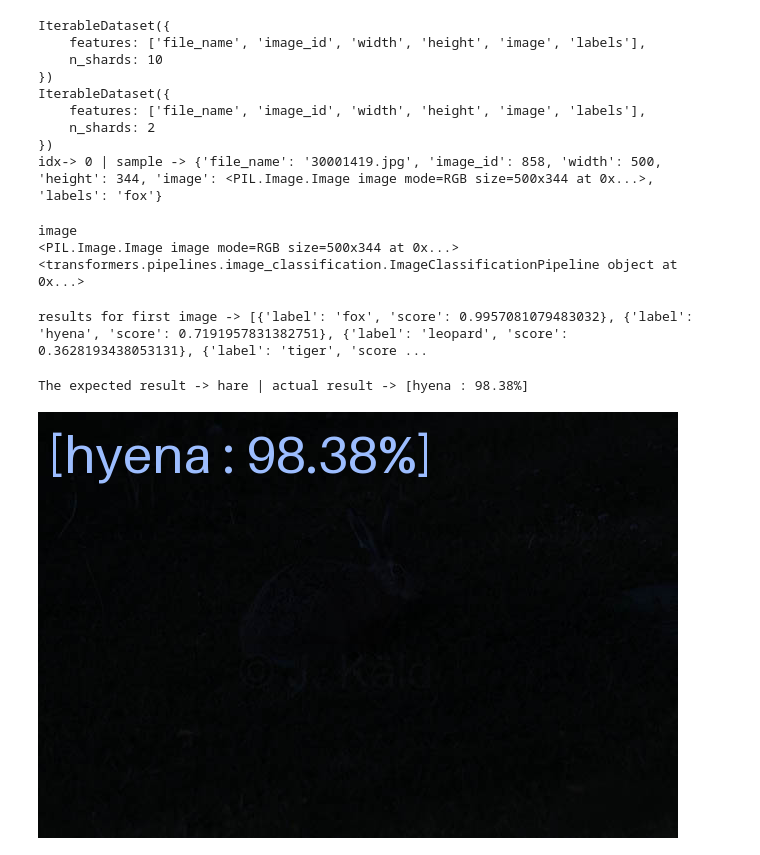
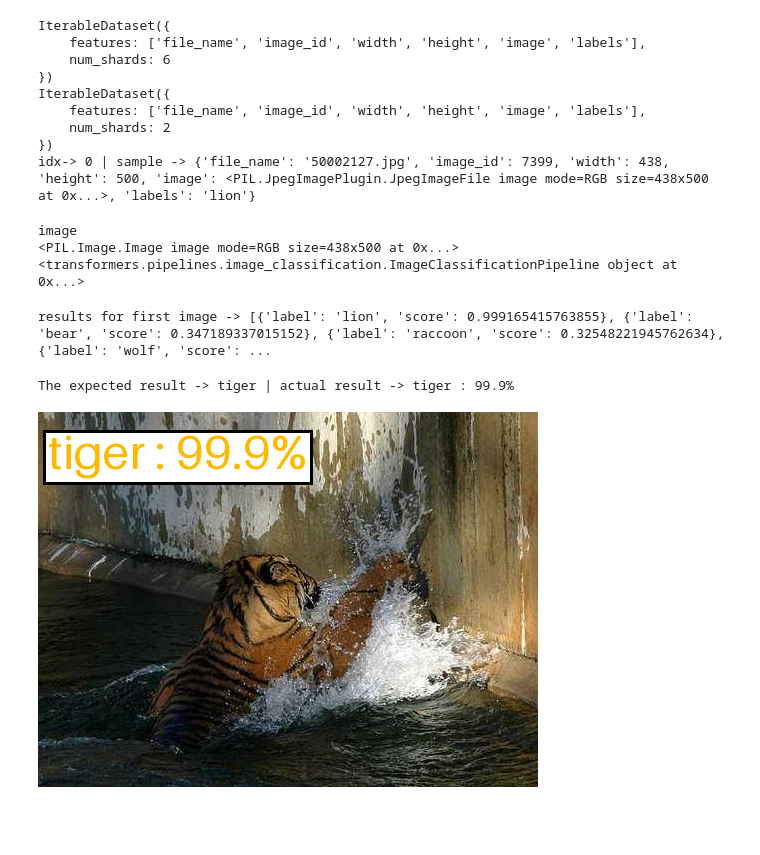
Before and after one commit to yin30lei/ECE-253-Project, a Jupyter notebook: glow_vit_visualize.ipynb, the cells around one changed output. Saved outputs shown, nothing was run; the diff lists cells and outputs as text; code cells hidden in the pictures; blank space fills up the shorter version.

Commit message:
updated sample visualize logic

```diff
--- a/glow_vit_visualize.ipynb
+++ b/glow_vit_visualize.ipynb
@@ -32,7 +26,7 @@ To enable the following instructions: AVX2 FMA, in other operations, rebuild Ten
 # ! streaming mode only gives IterableDataset (also takes some while to obtain photo)
 # ! no indexing, can only iterate via for loop
 yalu_ds_list = ["SeaSponge/wildme_dataset", "SeaSponge/wildme10_classify", "yin30lei/wildlife_very_dark"]
-yalu_ds = yalu_ds_list[2]
+yalu_ds = yalu_ds_list[1]
 wildlife_ds = load_dataset(yalu_ds, cache_dir=Path.cwd() / "yalu_dataset", streaming=True)
 
 
@@ -70,13 +64,13 @@ def get_record(dataset, index):
 # %% [output]
 IterableDataset({
     features: ['file_name', 'image_id', 'width', 'height', 'image', 'labels'],
-    n_shards: 10
+    num_shards: 6
 })
 IterableDataset({
     features: ['file_name', 'image_id', 'width', 'height', 'image', 'labels'],
-    n_shards: 2
+    num_shards: 2
 })
-idx-> 0 | sample -> {'file_name': '30001419.jpg', 'image_id': 858, 'width': 500, 'height': 344, 'image': <PIL.Image.Image image mode=RGB size=500x344 at 0x...>, 'labels': 'fox'}
+idx-> 0 | sample -> {'file_name': '50002127.jpg', 'image_id': 7399, 'width': 438, 'height': 500, 'image': <PIL.JpegImagePlugin.JpegImageFile image mode=RGB size=438x500 at 0x...>, 'labels': 'lion'}
 # %%
 # make the object detection pipeline
 device = "cuda" if torch.cuda.is_available else "cpu"
@@ -98,7 +92,7 @@ print(image)
 print(obj_classifier)
 # %% [output]
 image
-<PIL.Image.Image image mode=RGB size=500x344 at 0x...>
+<PIL.Image.Image image mode=RGB size=438x500 at 0x...>
 <transformers.pipelines.image_classification.ImageClassificationPipeline object at 0x...>
 # %%
 # default in dataset is <PIL.JpegImagePlugin.JpegImageFile image mode=RGB size=2400x1800 at 0x21CF8A7EB90>
@@ -111,45 +105,64 @@ results = obj_classifier(image)
 
 print(f"results for first image -> {results}")
 # %% [output]
-results for first image -> [{'label': 'fox', 'score': 0.9957081079483032}, {'label': 'hyena', 'score': 0.7191957831382751}, {'label': 'leopard', 'score': 0.3628193438053131}, {'label': 'tiger', 'score ...
+results for first image -> [{'label': 'lion', 'score': 0.999165415763855}, {'label': 'bear', 'score': 0.347189337015152}, {'label': 'raccoon', 'score': 0.32548221945762634}, {'label': 'wolf', 'score': ...
 # %%
 def plot_results(image, results, expect_res=None, threshold=0.7):
     image = Image.fromarray(np.uint8(image))
     width, height = image.size
     draw = ImageDraw.Draw(image)
     best_score = 0.0
     best_label = ""
     best_res = f"[{results[0]['label']} : {round(results[0]['score'] * 100), 2}%]"
     for idx, result in enumerate(results):
         label, score = result["label"], result["score"]
         if score > best_score:
             best_score = score
             best_label = label
-            best_res = f"[{best_label} : {round(best_score * 100, 2)}%]"
+            best_res = f"{best_label} : {round(best_score * 100, 2)}%"
 
-    draw.text((10, 10), text=best_res,
-              fill=(156, 189, 255, 255) if best_score > threshold else (181, 22, 85, 255),
-              font_size=52)
+    # draw.text((10, 10), text=best_res,
+    #           fill=(16, 147, 235, 255) if best_score > threshold else (181, 22, 85, 255),
+    #           font_size=52)
+
+    text_position = (10, 10)  # Top-left corner
+    # Calculate bounding box for the text
+    bbox = draw.textbbox(text_position, best_res, font_size=48)
+
+    background_color = (255, 255, 255, 255)
+    padding = 5
+    padded_bbox = (
+        bbox[0] - padding,  # Left
+        bbox[1] - padding,  # Top
+        bbox[2] + padding,  # Right
+        bbox[3] + padding   # Bottom
+    )
+    draw.rectangle(padded_bbox, fill=background_color, outline=(0,0,0), width=3)
+
+    # Draw the text on top of the white background
+    text_color = (252, 186, 3, 255) if best_score > threshold else (181, 22, 85, 255)
+    draw.text(text_position, best_res, fill=text_color, font_size=48)
+
     print(f"The expected result -> {expect_res} | actual result -> {best_res}")
     return image
 
 
 def predict(image, pipeline, expect_res=None, threshold=0.7, verbose=False):
     results = pipeline(image)
     if verbose:
         print(results)
     return plot_results(image, results, expect_res, threshold)
 
 
 # Let's test for another test image
 iter_temp = iter(test_ds)
 sample = next(iter_temp)
 img = sample["image"]
 expected = sample["labels"]
 predict(img, obj_classifier, expect_res=expected, verbose=False)
 # %% [output]
-The expected result -> hare | actual result -> [hyena : 98.38%]
+The expected result -> tiger | actual result -> tiger : 99.9%
-[figure, old version]
+[figure, new version]
 # %%
 def plot_images(dataset, indices, verbose=False):
     """
```
Also changed, not shown: parts of 2 cells of this notebook, 1 other file.
